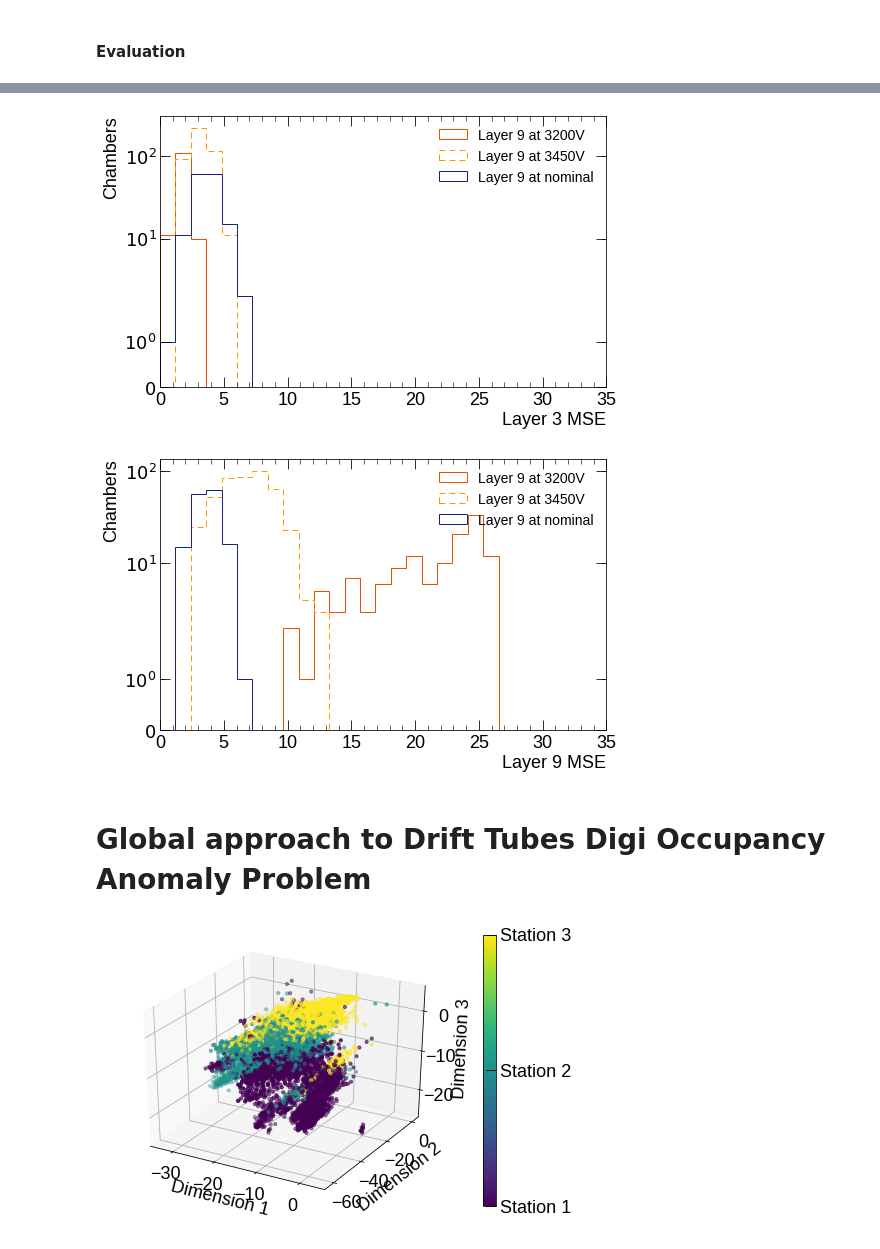
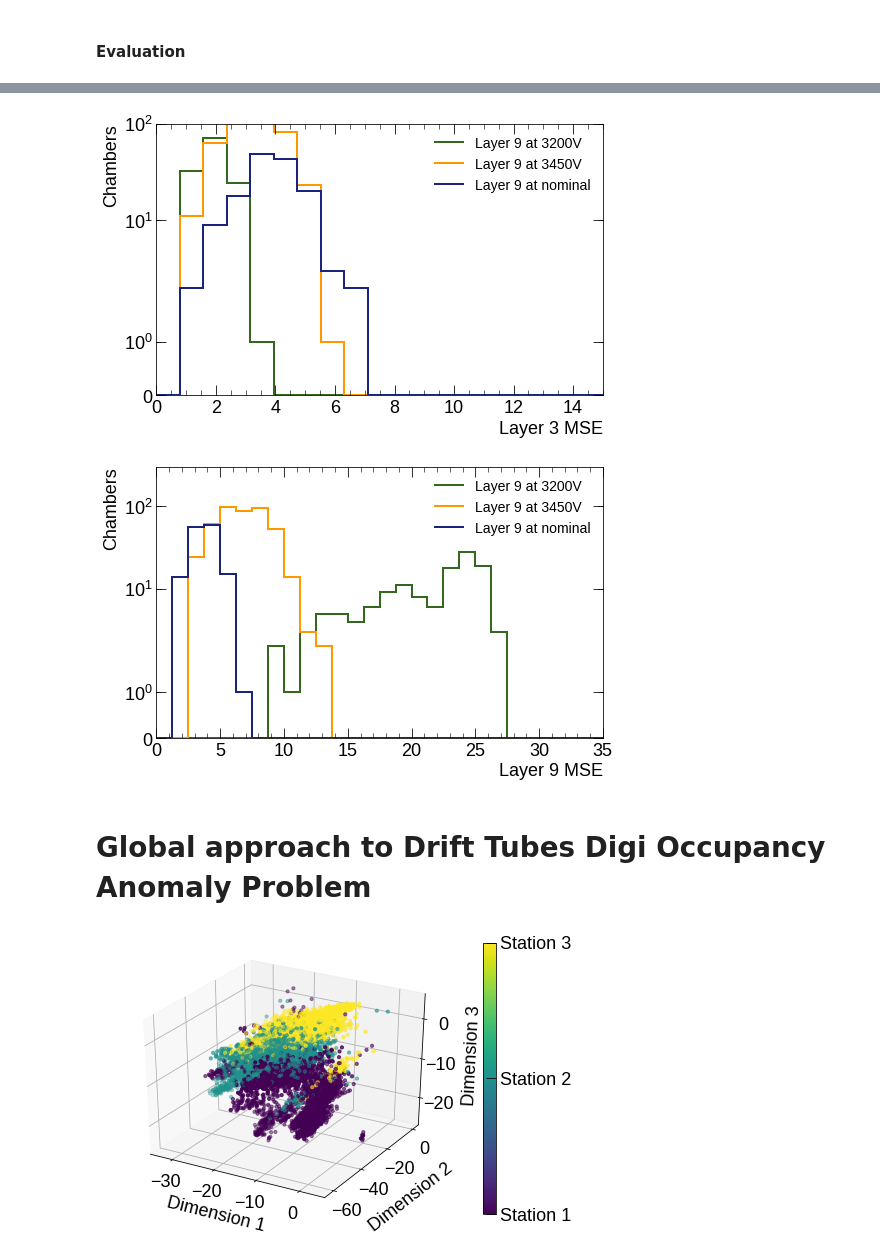
Before and after one commit to AdrianAlan/DT-Digi-Occupancy, a Jupyter notebook: notebooks/regional-global-approach.ipynb, the cells around one changed output, grey strips where cells are left out. Drawn from its saved outputs; the diff is of its cells as text; code cells hidden in the pictures.

```diff
--- a/notebooks/regional-global-approach.ipynb
+++ b/notebooks/regional-global-approach.ipynb
@@ -520,11 +519,11 @@ bottleneck = 20
 def simple_autoencoder(sparse=None):
     _input = Input(shape=(12, 46, 1), name="Input_Image")
     x = Flatten(name="Flatten")(_input)
-    x = Dense(50, kernel_regularizer=sparse)(x)
+    x = Dense(40, kernel_regularizer=sparse)(x)
     x = PReLU()(x)
     x = Dense(bottleneck, name="encoded", kernel_regularizer=sparse)(x)
     x = PReLU()(x)
-    x = Dense(50, kernel_regularizer=sparse)(x)
+    x = Dense(40, kernel_regularizer=sparse)(x)
     x = PReLU()(x)
     x = Dense(12*46, name="Flatten2", activation="sigmoid")(x)
     decoded = Reshape((12, 46, -1), name='Reshape')(x)
@@ -532,17 +531,17 @@ def simple_autoencoder(sparse=None):
 
 def convolutional_autoencoder():
     _input = Input(shape=(12, 46, 1), name="Input_Image")
-    x = Conv2D(4, (4, 4), padding="same", name="Convolution_1")(_input)
+    x = Conv2D(15, (4, 4), padding="same", name="Convolution_1")(_input)
     x = PReLU(name="Activation_1")(x)
     x = AveragePooling2D((4, 4), padding="same", name="Polling_1")(x)
     x = Flatten(name="Flatten")(x)
     x = Dense(20, name="Dense1")(x)
     x = PReLU(name="encoded")(x)
-    x = Dense(144, name="Flatten2")(x)
+    x = Dense(540, name="Flatten2")(x)
     x = PReLU()(x)
     x = Reshape((3, 12, -1), name="Reshape")(x)
     x = UpSampling2D((4, 4))(x)
-    x = Conv2D(4, (4, 4), padding="same")(x)
+    x = Conv2D(15, (4, 4), padding="same")(x)
     x = PReLU()(x)
     decoded = Conv2D(1, (1, 3), activation="sigmoid", padding="valid")(x)
     return Model(_input, decoded)
@@ -550,11 +549,11 @@ def convolutional_autoencoder():
 def global_autoencoder():
     _input = Input(shape=(12, 46, 1), name="Input_Image")
     x = Flatten(name="Flatten")(_input)
-    x = Dense(50)(x)
+    x = Dense(40)(x)
     x = PReLU()(x)
     encoded = Dense(3)(x)
     x = PReLU()(encoded)
-    x = Dense(50)(x)
+    x = Dense(40)(x)
     x = PReLU()(x)
     x = Dense(12*46, name="Flatten2", activation="sigmoid")(x)
     decoded = Reshape((12, 46, -1), name='Reshape')(x)
@@ -603,6 +602,12 @@ autoencoders_names = ["bottleneck",
                       "sparse",
                       "convolutional",
                       "global"]
+# %%
+autoencoders = [autoencoder_convolution,
+                autoencoder_global]
+
+autoencoders_names = ["convolutional",
+                      "global"]
 # %%
 # Train neural networks
 
@@ -803,50 +808,64 @@ get_roc_curve(df_test,
 # %%
 # Error distribution
 
-def error_distribution(score, bins_o, x_axis, layer):
+def error_distribution(score, bins_o, x_axis, layer, max_bin, y_lim):
 
-    binBoundaries = np.linspace(0, 35, bins_o)
+    binBoundaries = np.linspace(0, max_bin, bins_o)
 
     fig, ax1 = plt.subplots()
 
     ax1.hist(df_test[(df_test.voltage_fault == 1) & (df_test.run == 302634)][score].values,
              label = "Layer 9 at 3200V",
              ls = line_styles[0],
              facecolor = "None",
-             edgecolor = color_palette["Orange"][900],
+             linewidth = 2,
+             edgecolor = "#33691E",
              histtype = 'step',
              bins = binBoundaries)
 
     ax1.hist(df_test[(df_test.voltage_fault == 1) & (df_test.run != 302634)][score].values,
              label = "Layer 9 at 3450V",
-             ls = line_styles[2],
+             ls = line_styles[0],
              facecolor = "None",
+             linewidth = 2,
              edgecolor = color_palette["Orange"][500],
              histtype = 'step',
              bins = binBoundaries)
 
     ax1.hist(df_test[df_test.combined_score == -1][score].values,
              label = "Layer 9 at nominal",
              ls = line_styles[0],
              facecolor = "None",
+             linewidth = 2,
              edgecolor = color_palette["Indigo"][900],
              histtype = 'step',
              bins = binBoundaries)
 
     ax1.set_ylabel("Chambers", horizontalalignment='right', y=1.0)
-    plt.legend(frameon=False)
+
+    import matplotlib.lines as mlines
+
+    leg1 = mlines.Line2D([], [], color="#33691E", marker='',
+                              markersize=10, label="Layer 9 at 3200V")
+    leg2 = mlines.Line2D([], [], color=color_palette["Orange"][500], marker='',
+                              markersize=10, label="Layer 9 at 3450V")
+    leg3 = mlines.Line2D([], [], color=color_palette["Indigo"][900], marker='',
+                              markersize=10, label="Layer 9 at nominal")
+
+    plt.legend(frameon=False, handles=[leg1, leg2, leg3])
     plt.xlabel(x_axis, horizontalalignment='right', x=1.0)
-    plt.xlim([0,35])
+    plt.xlim([0,max_bin])
+    plt.ylim([0,y_lim])
     plt.yscale("symlog")
     plt.subplots_adjust(hspace=0.9)
     fig.savefig("%s/regional_score_layer%s.eps" % (figure_export_directory, layer), bbox_inches="tight")
     plt.show()
 
-error_distribution("score_convolution_3", 30, "Layer 3 MSE", 3)
-error_distribution("score_convolution_9", 30, "Layer 9 MSE", 9)
+error_distribution("score_convolution_3", 20, "Layer 3 MSE", 3, 15, 100)
+error_distribution("score_convolution_9", 29, "Layer 9 MSE", 9, 35, 300)
 # %% [output]
-[figure, old version]
+[figure, new version]
-[figure, old version]
+[figure, new version]
 # %% [markdown]
 # Global approach to Drift Tubes Digi Occupancy Anomaly Problem
 # %%
@@ -892,8 +914,8 @@ def dimensionality_reduction(column, coloring, name, coordinates=None):
 # %%
 vmax = 2.0
 cmap = matplotlib.cm.viridis
-dimensionality_reduction("encoded_global", "station", "one")
+dimensionality_reduction("encoded_global", "station", "all")
 # %% [output]
-[figure, old version]
+[figure, new version]
 # %%
 vmax = 1.0
```
Also changed, not shown: parts of 14 cells of this notebook, 1 other file.
